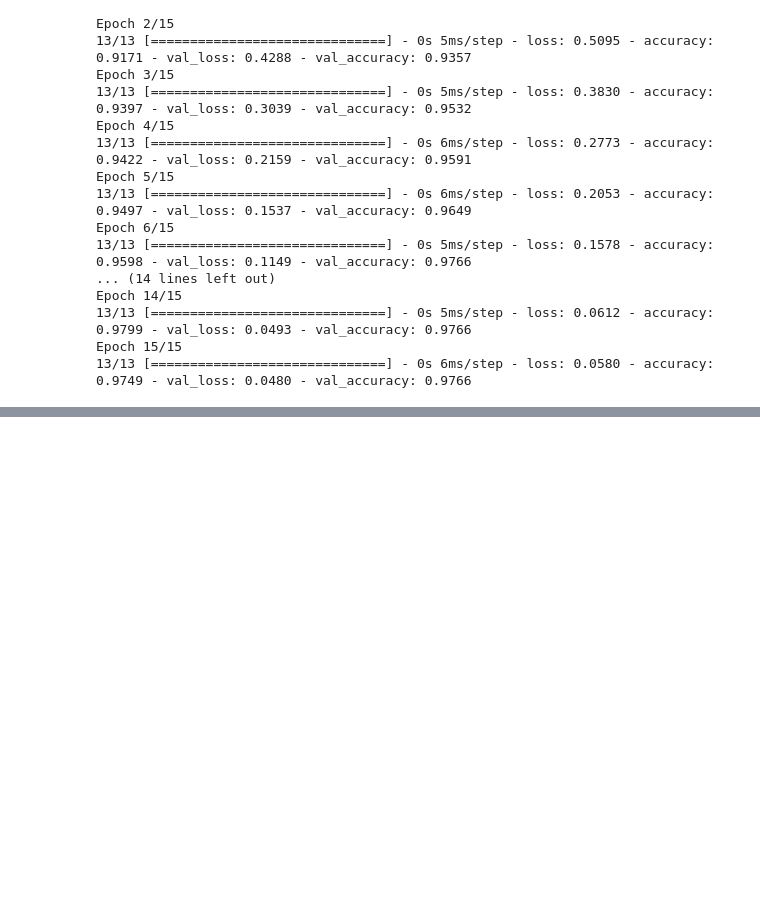
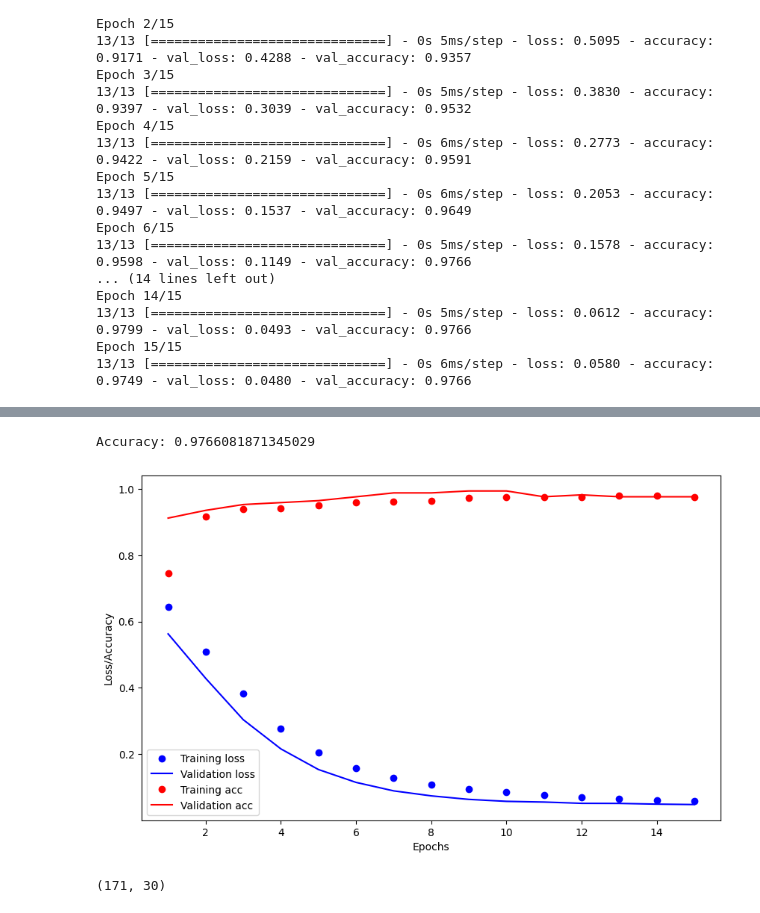
Before and after one commit to shakti57/code1, a Jupyter notebook: Untitled0.ipynb, the cells around one changed output, grey strips where cells are left out. Saved outputs shown, nothing was run; the diff lists cells and outputs as text; code cells hidden in the pictures; blank space fills up the shorter version.

```diff
--- a/Untitled0.ipynb
+++ b/Untitled0.ipynb
@@ -119,0 +200,46 @@ Epoch 15/15
+# %%
+# prompt: accuracy score
+
+from sklearn.metrics import accuracy_score
+
+accuracy = accuracy_score(y_test, y_pred_binary)
+print("Accuracy:", accuracy)
+# %% [output]
+Accuracy: 0.9766081871345029
+# %%
+# prompt: hist plot
+
+import matplotlib.pyplot as plt
+# Get the loss and accuracy values from the history dictionary
+loss = hist.history['loss']
+val_loss = hist.history['val_loss']
+acc = hist.history['accuracy']
+val_acc = hist.history['val_accuracy']
+
+# Get the number of epochs
+epochs = range(1, len(loss) + 1)
+
+# Create the plot
+plt.figure(figsize=(10, 6))
+
+# Plot the training and validation loss
+plt.plot(epochs, loss, 'bo', label='Training loss')
+plt.plot(epochs, val_loss, 'b', label='Validation loss')
+
+# Plot the training and validation accuracy
+plt.plot(epochs, acc, 'ro', label='Training acc')
+plt.plot(epochs, val_acc, 'r', label='Validation acc')
+
+# Add a legend and labels
+plt.legend()
+plt.xlabel('Epochs')
+plt.ylabel('Loss/Accuracy')
+
+# Show the plot
+plt.show()
+# %% [output]
+[figure, added]
+# %%
+x_test.shape
+# %% [output]
+(171, 30)
```
Also changed, not shown: parts of 17 cells of this notebook.
